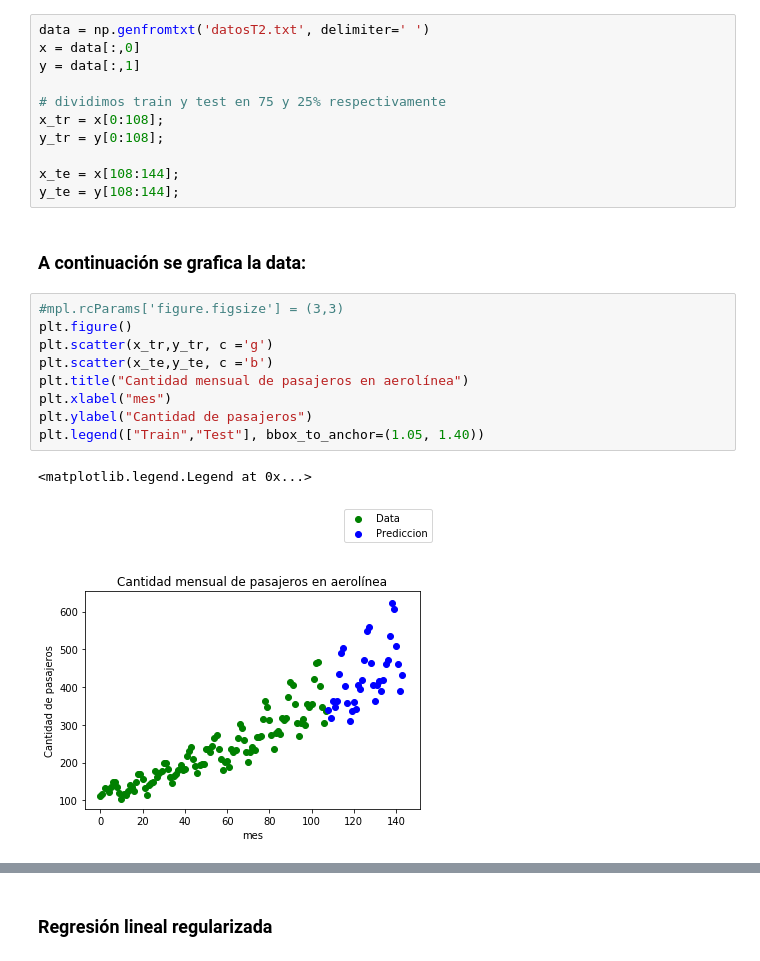
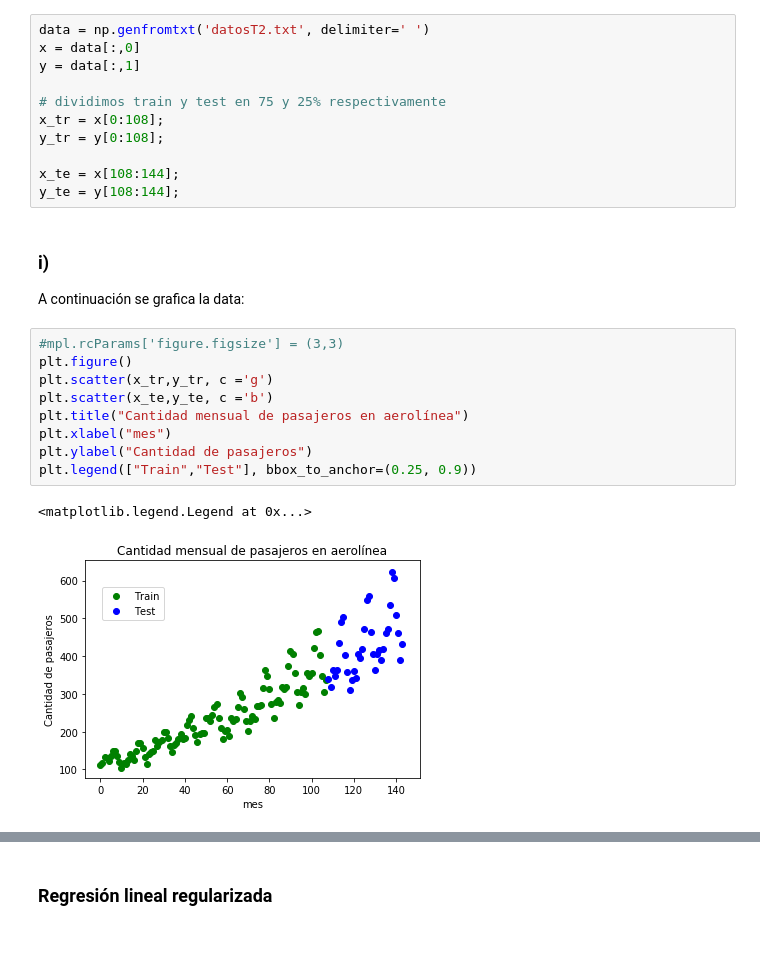
Before and after one commit to martinKindall/aprendizaje_probabilistico_uchile, a Jupyter notebook: Tarea2/tarea2_martin_cornejo.ipynb, the cells around one changed output, grey strips where cells are left out. Cells and saved outputs as stored; diff of their text form.

```diff
--- a/Tarea2/tarea2_martin_cornejo.ipynb
+++ b/Tarea2/tarea2_martin_cornejo.ipynb
@@ -28,16 +28,17 @@ y_tr = y[0:108];
 x_te = x[108:144];
 y_te = y[108:144];
 # %% [markdown]
-### A continuación se grafica la data:
+### i)
+A continuación se grafica la data:
 # %%
 #mpl.rcParams['figure.figsize'] = (3,3)
 plt.figure()
 plt.scatter(x_tr,y_tr, c ='g')
 plt.scatter(x_te,y_te, c ='b')
 plt.title("Cantidad mensual de pasajeros en aerolínea")
 plt.xlabel("mes")
 plt.ylabel("Cantidad de pasajeros")
-plt.legend(["Train","Test"], bbox_to_anchor=(1.05, 1.40))
+plt.legend(["Train","Test"], bbox_to_anchor=(0.25, 0.9))
 # %% [output]
 <matplotlib.legend.Legend at 0x...>
-[figure, old version]
+[figure, new version]
```
Also changed, not shown: parts of 4 cells of this notebook.
